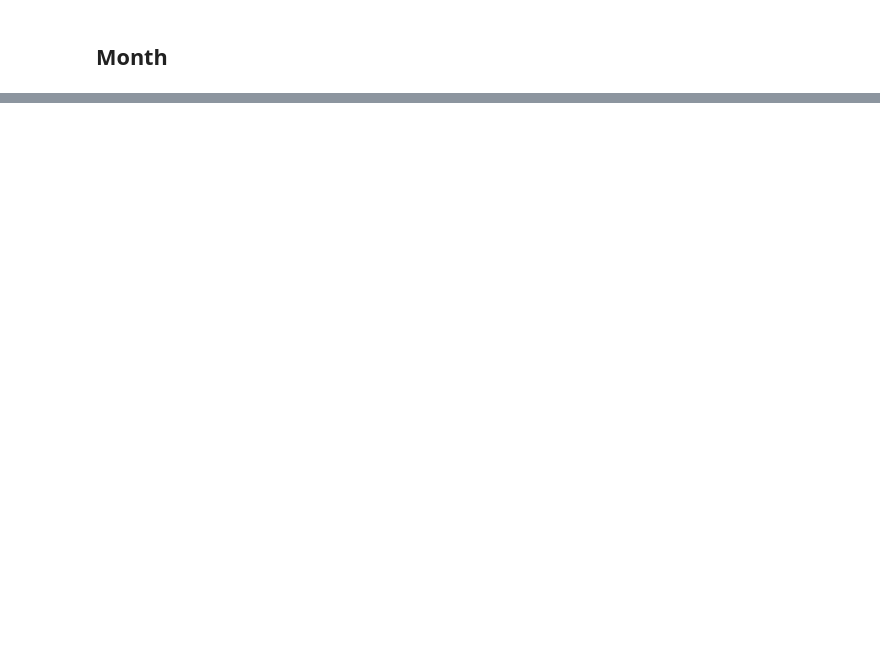
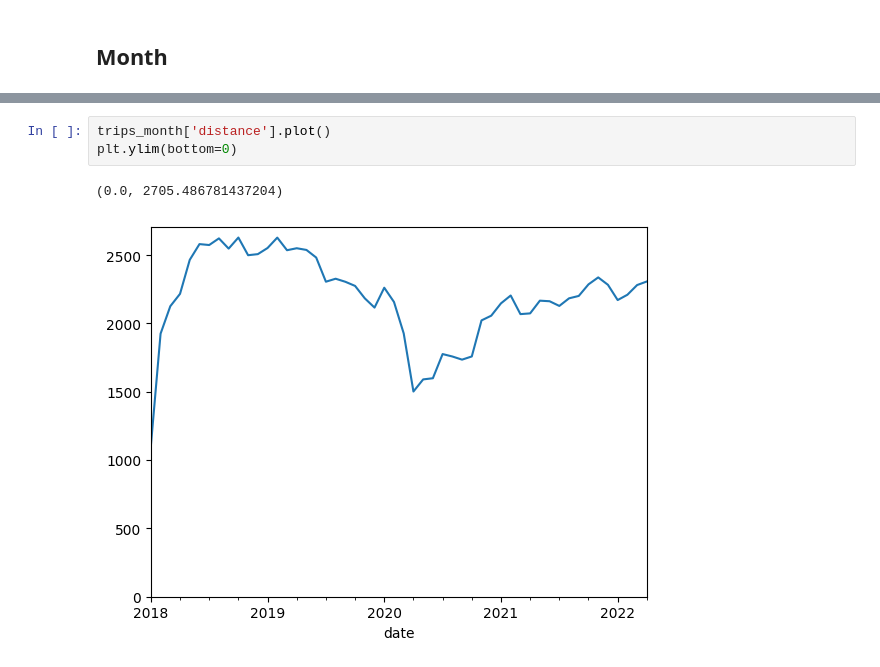
Before and after one commit to anayflima/bss-analysis, a Jupyter notebook: data_analysis/covid_impact.ipynb, the cells around one changed output, grey strips where cells are left out. Drawn from its saved outputs; the diff is of its cells as text; blank space fills up the shorter version.

```diff
--- a/data_analysis/covid_impact.ipynb
+++ b/data_analysis/covid_impact.ipynb
@@ -141 +122,7 @@ trips_month['tripduration'].plot()
+# %%
+trips_month['distance'].plot()
+plt.ylim(bottom=0)
+# %% [output]
+(0.0, 2705.486781437204)
+[figure, added]
 # %%
```
Also changed, not shown: parts of 19 cells of this notebook.
